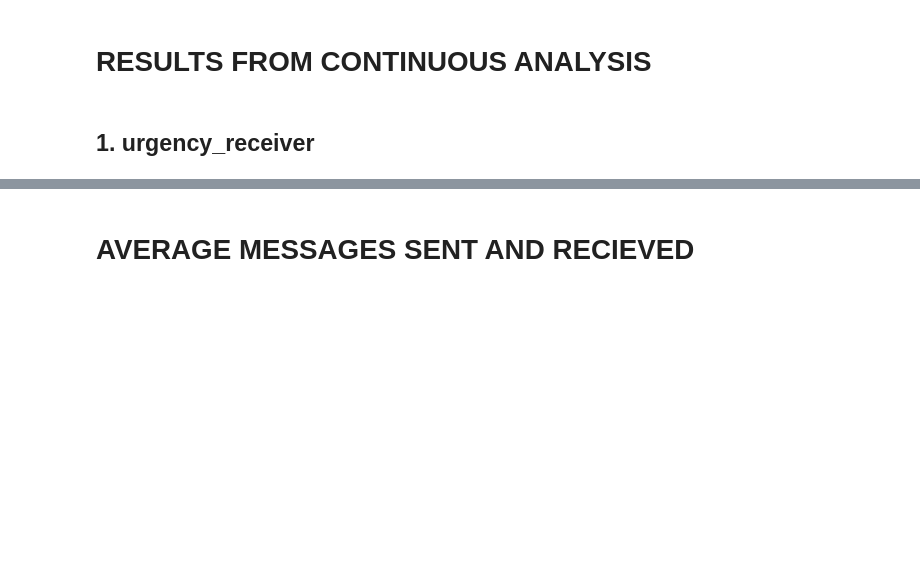
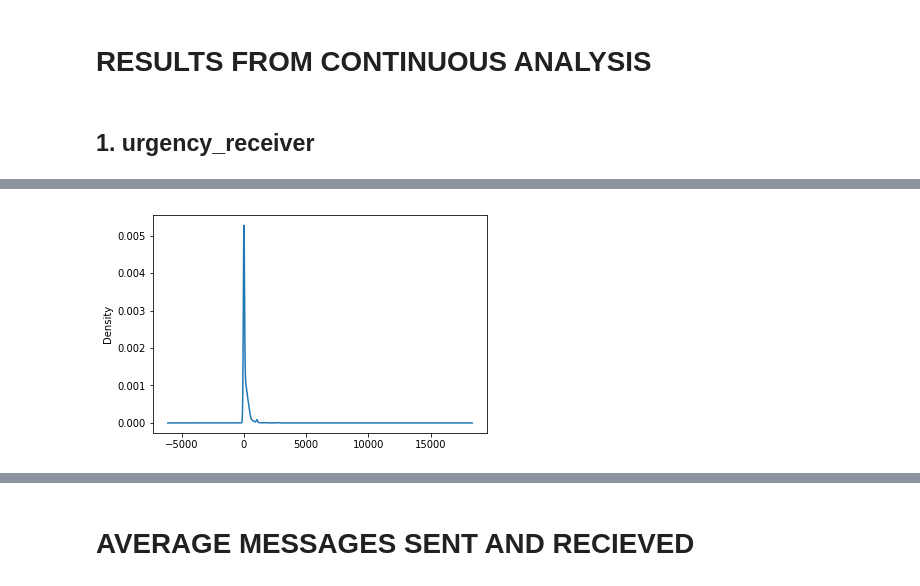
Before and after one commit to rczyrnik/Find-A-Flatmate, a Jupyter notebook: 0_eda_messages.ipynb, the cells around one changed output, grey strips where cells are left out. Drawn from its saved outputs; the diff is of its cells as text; code cells hidden in the pictures; blank space fills up the shorter version.

```diff
--- a/0_eda_messages.ipynb
+++ b/0_eda_messages.ipynb
@@ -68,0 +78,3 @@ urgency_receiver without response: -29.750974659
+# %%
+
+master_df['len_about_receiver_bins'] = master_df['len_about_receiver'].apply(lambda x:int(x/10))
@@ -68,0 +93,5 @@ urgency_receiver without response: -29.750974659
+# %%
+master_df.len_about_receiver.plot.kde()
+plt.show()
+# %% [output]
+[figure, added]
```
Also changed, not shown: parts of 57 cells of this notebook, 10 other files.
